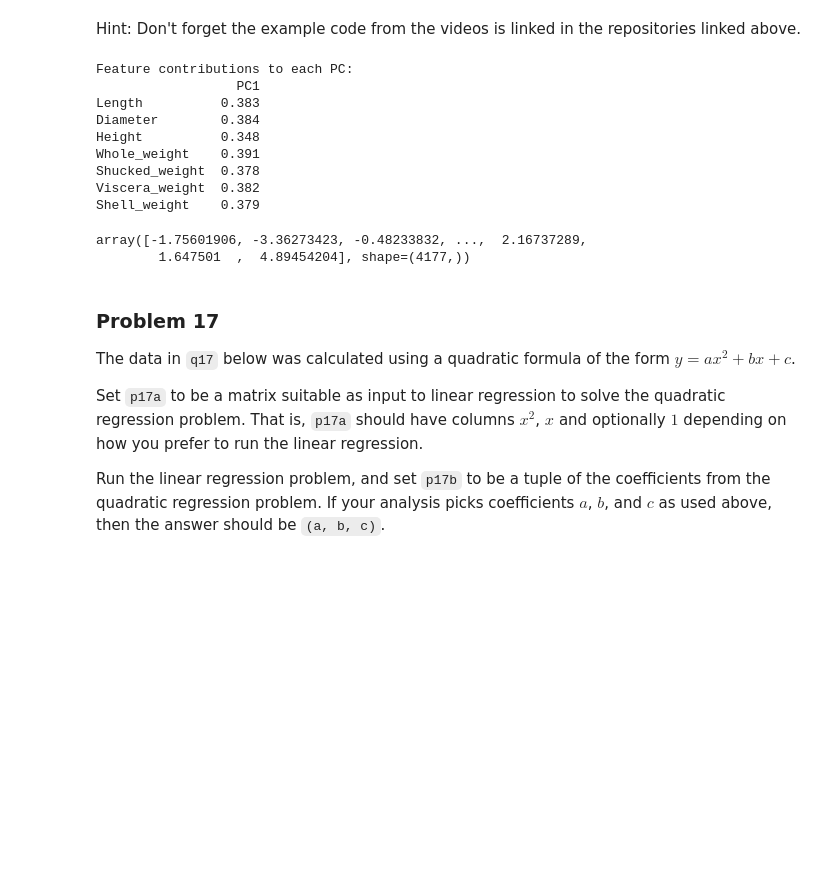
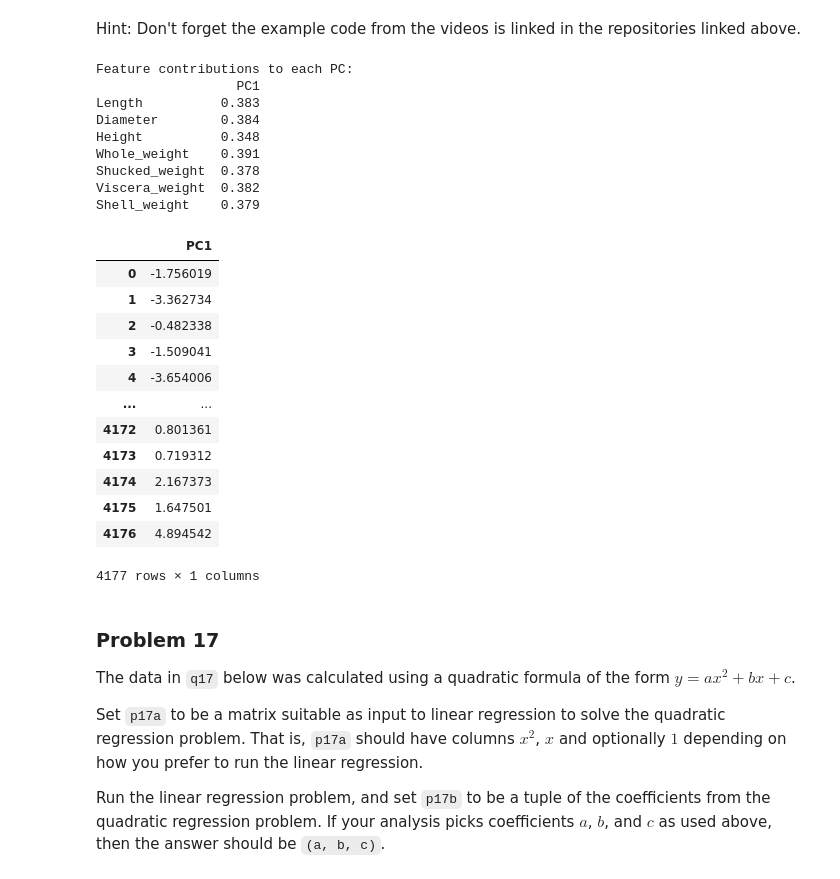
Before and after one commit to reynolkb-bu/dx601-homework-08, a Jupyter notebook: homework.ipynb, the cells around one changed output. Saved outputs shown, nothing was run; the diff lists cells and outputs as text; code cells hidden in the pictures; blank space fills up the shorter version.

```diff
--- a/homework.ipynb
+++ b/homework.ipynb
@@ -408,36 +408,49 @@ Hint: Don't forget the example code from the videos is linked in the repositorie
 # %%
 # YOUR CHANGES HERE
 from sklearn.decomposition import PCA
 from sklearn.preprocessing import StandardScaler
 
 abalone_numeric = abalone.select_dtypes(include=["number"])
 X = abalone_numeric.drop("Rings", axis=1)
 y = abalone_numeric["Rings"]
 
 scaler = StandardScaler()
 X_scaled = scaler.fit_transform(X)
 
 pca = PCA(n_components=1)
 X_pca = pca.fit_transform(X_scaled)
 
+pca_df = pd.DataFrame(X_pca, columns=['PC1'])
+
 loadings = pd.DataFrame( pca.components_.T, columns=['PC1'], index=X.columns )
 print("Feature contributions to each PC:")
 print(loadings.round(3))
 
-p16 = X_pca[:, 0]
+p16 = pca_df[['PC1']]
 p16
 # %% [output]
 Feature contributions to each PC:
                   PC1
 Length          0.383
 Diameter        0.384
 Height          0.348
 Whole_weight    0.391
 Shucked_weight  0.378
 Viscera_weight  0.382
 Shell_weight    0.379
+|  | PC1 |
+| 0 | -1.756019 |
+| 1 | -3.362734 |
+| 2 | -0.482338 |
+| 3 | -1.509041 |
+| 4 | -3.654006 |
+| ... | ... |
+| 4172 | 0.801361 |
+| 4173 | 0.719312 |
+| 4174 | 2.167373 |
+| 4175 | 1.647501 |
+| 4176 | 4.894542 |
-array([-1.75601906, -3.36273423, -0.48233832, ...,  2.16737289,
-        1.647501  ,  4.89454204], shape=(4177,))
+4177 rows × 1 columns
 # %% [markdown]
 ### Problem 17
 
```
Also changed, not shown: parts of 4 cells of this notebook.
